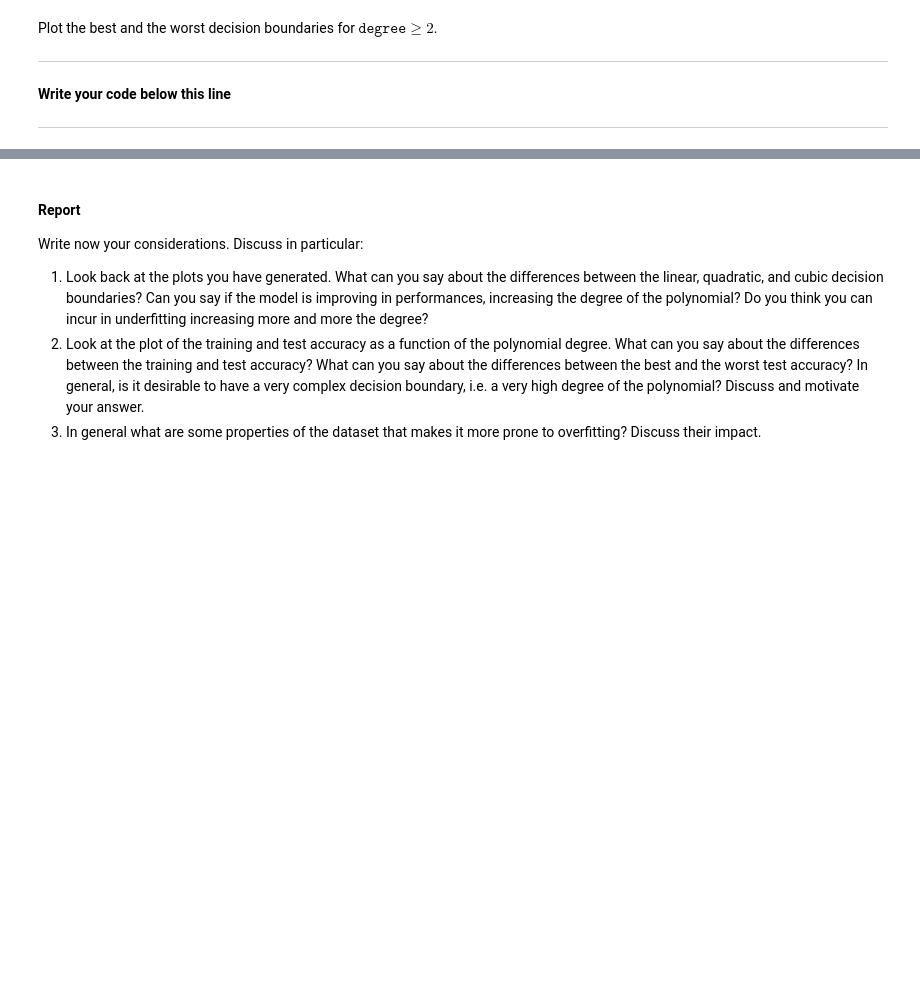
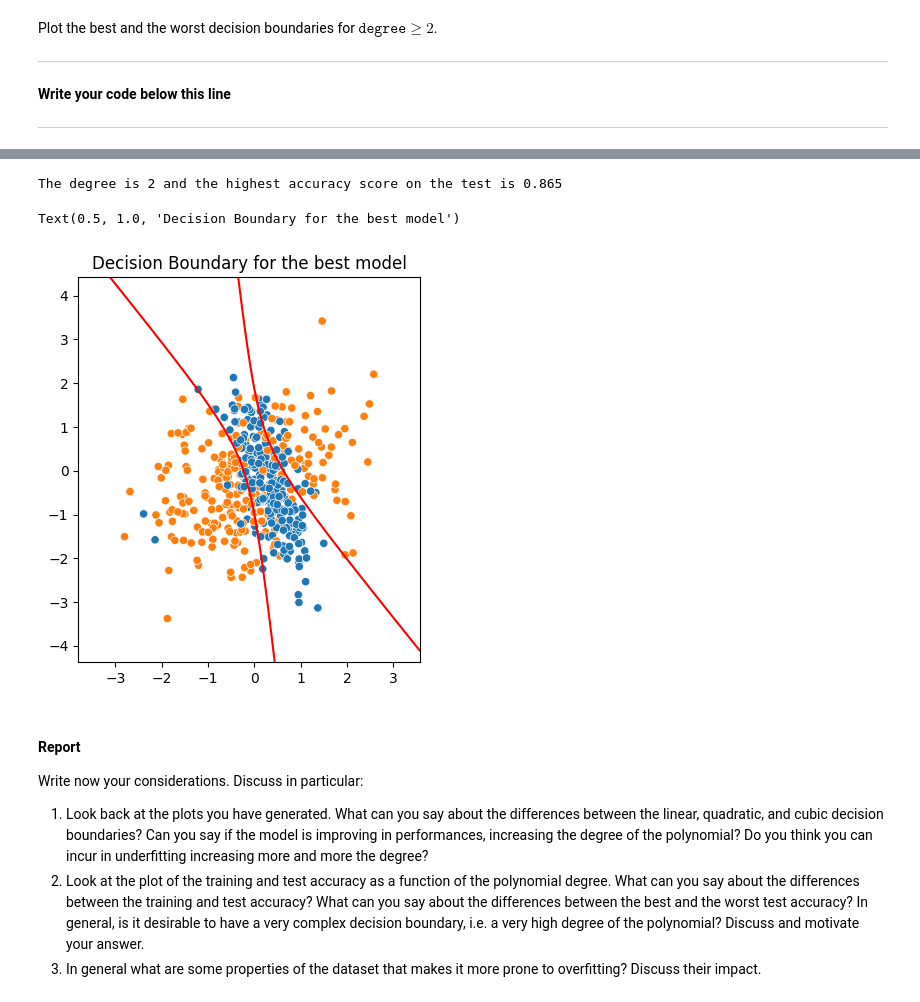
Before and after one commit to khalmatay/FDS-HW2, a Jupyter notebook: HW2.ipynb, the cells around one changed output, grey strips where cells are left out. Saved outputs shown, nothing was run; the diff lists cells and outputs as text; code cells hidden in the pictures; blank space fills up the shorter version.

```diff
--- a/HW2.ipynb
+++ b/HW2.ipynb
@@ -523,5 +548,22 @@ Plot the best and the worst decision boundaries for $\texttt{degree} \geq 2$.
 # %%
 # Plot best model
+#Get the degree of the model whose accuracy test score is the highest
+#Not counting the linear degree
+index_degree = np.argmax(accuracy_scores_test[1:])
+max_accuracy_test = accuracy_scores_test[index_degree+1]
+#Degree
+print("The degree is",index_degree+2,"and the highest accuracy score on the test is",max_accuracy_test)
+#Obtain the new_features corresponding to the best degree
+X_best_degree=get_polynomial(X,index_degree+2)
+best_model=LogisticRegression(num_features=X_best_degree.shape[1])
+plt.figure(figsize=(15,5))
+plt.subplot(1,3,1)
+plot_boundary_function(X, y, thetas[index_degree+1],degree=index_degree+2)
+plt.title("Decision Boundary for the best model")
+# %% [output]
+The degree is 2 and the highest accuracy score on the test is 0.865
+Text(0.5, 1.0, 'Decision Boundary for the best model')
+[figure, added]
 # %% [markdown]
 #### **Report**
 Write now your considerations. Discuss in particular:
```
Also changed, not shown: parts of 24 cells of this notebook.
